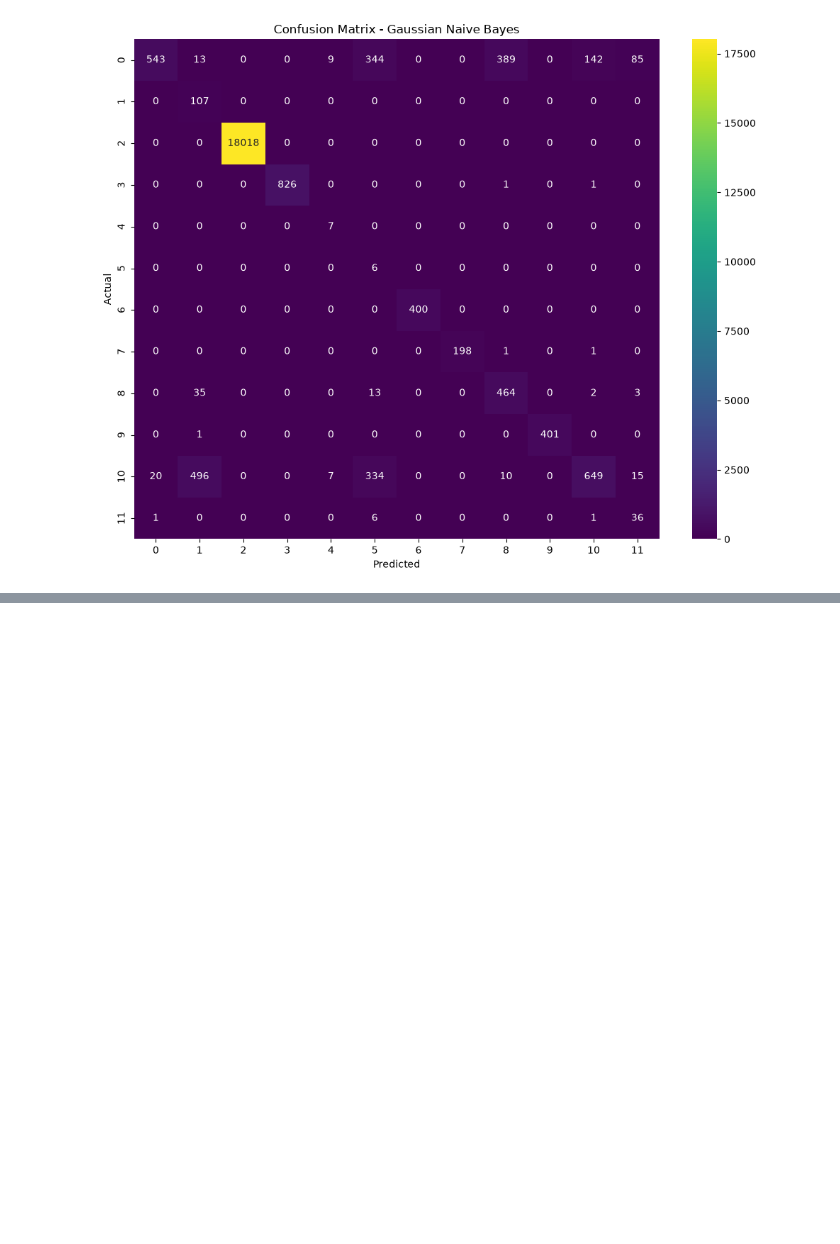
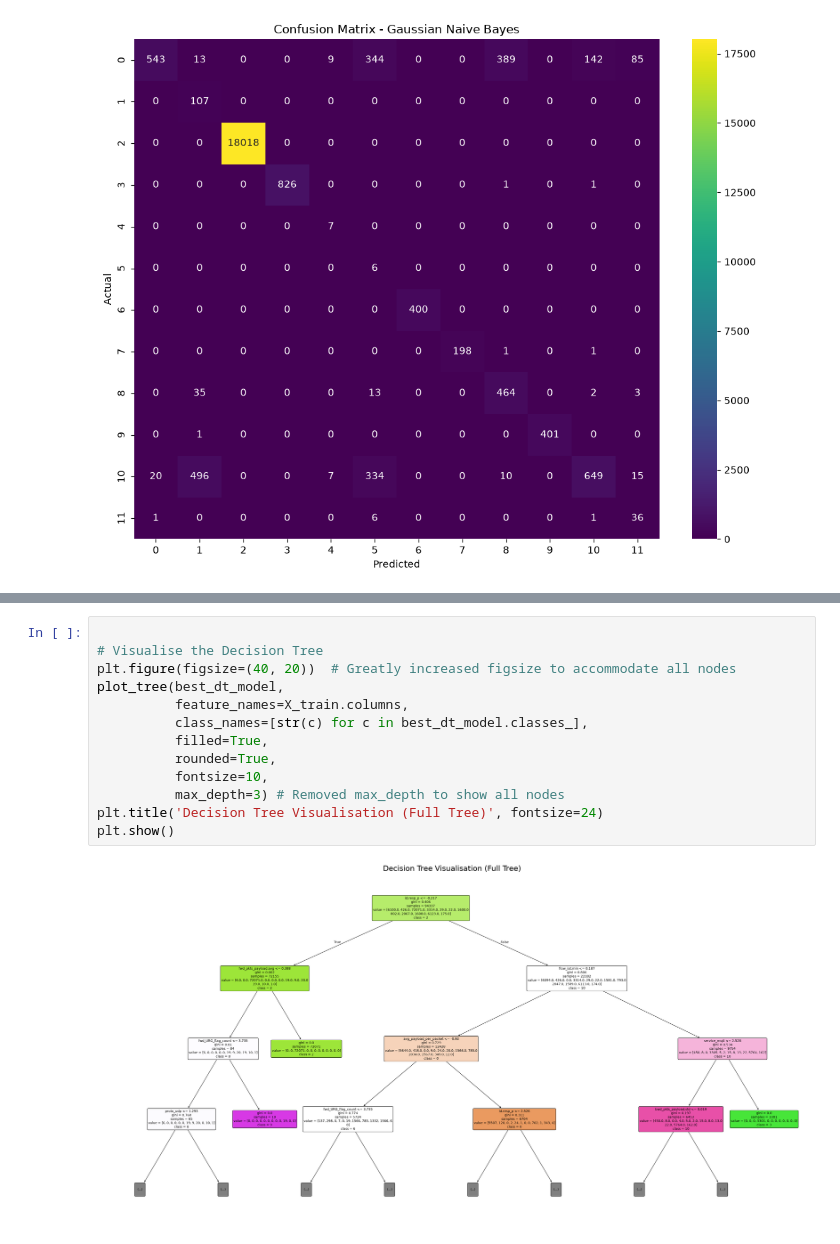
Before and after one commit to likhith1253/ML_Capstone, a Jupyter notebook: classification/classification.ipynb, the cells around one changed output, grey strips where cells are left out. Drawn from its saved outputs; the diff is of its cells as text; blank space fills up the shorter version.

```diff
--- a/classification/classification.ipynb
+++ b/classification/classification.ipynb
@@ -211,0 +264,15 @@ plt.show()
+# %%
+
+# Visualise the Decision Tree
+plt.figure(figsize=(40, 20))  # Greatly increased figsize to accommodate all nodes
+plot_tree(best_dt_model,
+          feature_names=X_train.columns,
+          class_names=[str(c) for c in best_dt_model.classes_],
+          filled=True,
+          rounded=True,
+          fontsize=10,
+          max_depth=3) # Removed max_depth to show all nodes
+plt.title('Decision Tree Visualisation (Full Tree)', fontsize=24)
+plt.show()
+# %% [output]
+[figure, added]
```
Also changed, not shown: parts of 9 cells of this notebook.
